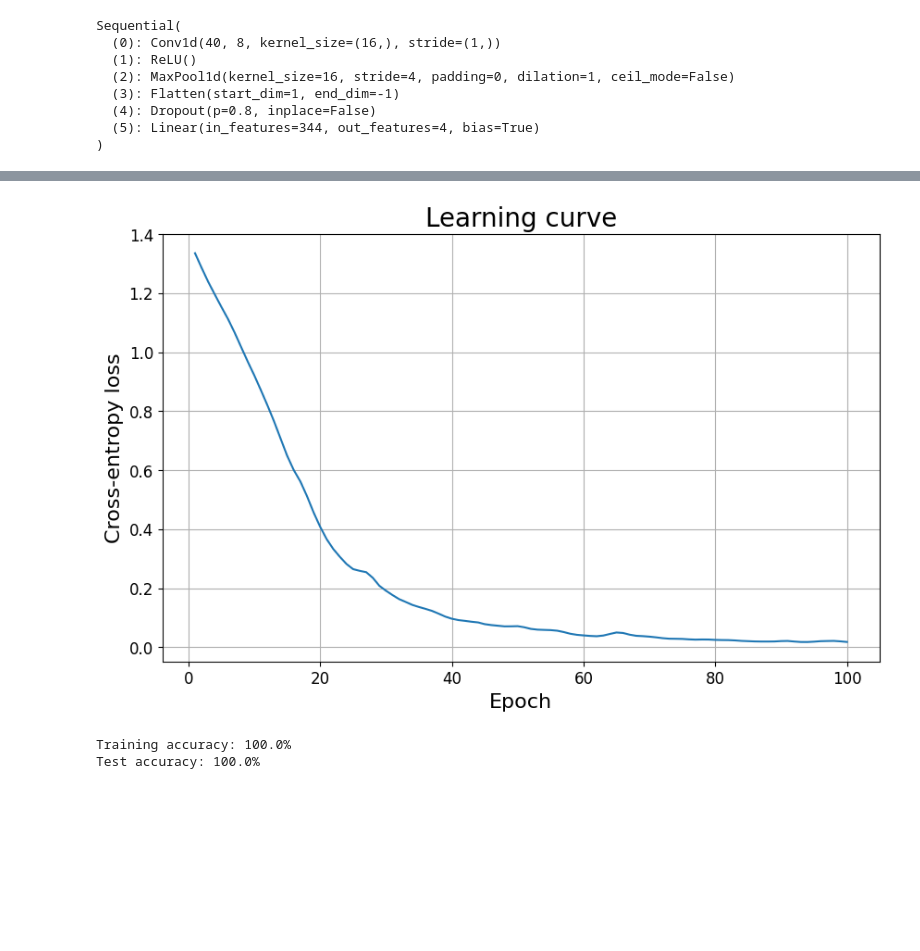
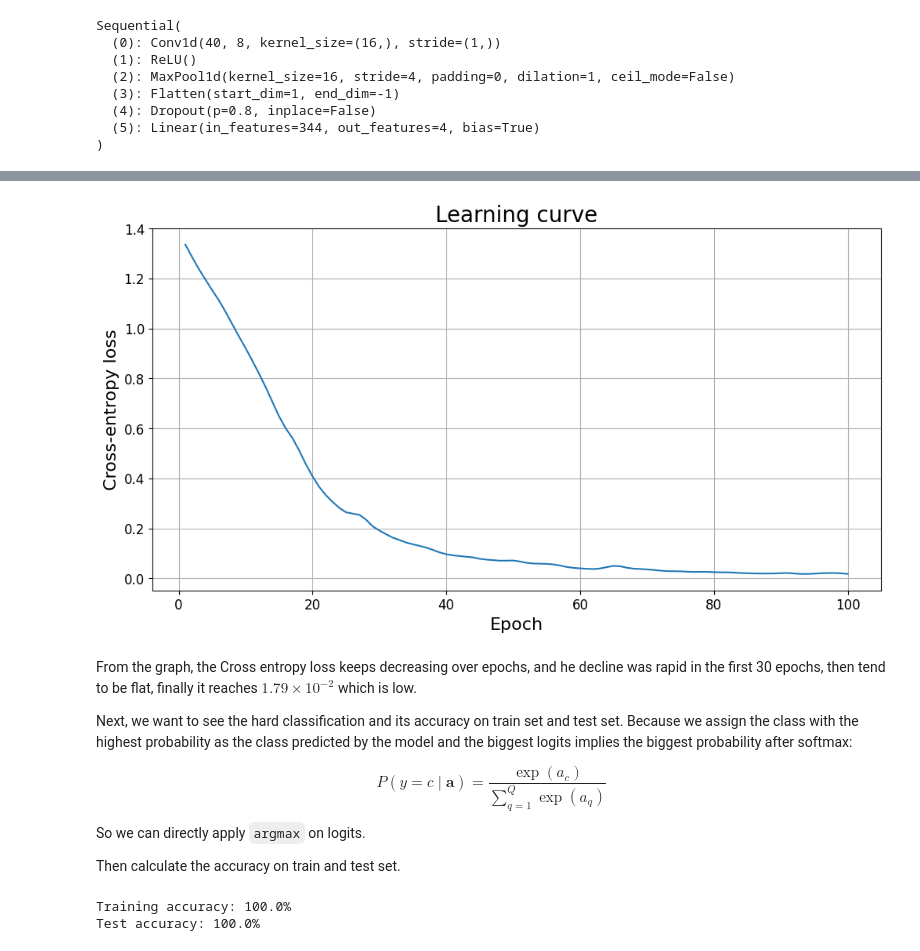
Before and after one commit to Shengyuan-Liu/MATH60026_MethodsForDataScience, a Jupyter notebook: cw2/02371367_Coursework2_Part1.ipynb, the cells around one changed output, grey strips where cells are left out. Drawn from its saved outputs; the diff is of its cells as text; code cells hidden in the pictures; blank space fills up the shorter version.

```diff
--- a/cw2/02371367_Coursework2_Part1.ipynb
+++ b/cw2/02371367_Coursework2_Part1.ipynb
@@ -92,6 +115,6 @@ print(y_test.shape)
 # %%
 # from week 8
-def normalize_nmf(X, X_train_ = None):
+def normalize_nmf(X):
     """
     Globally normalise features.
 
@@ -115,7 +167,7 @@ X_test_norm = normalize_nmf(X_test)
 def get_model(x_train, n_filters=8, k=16, pool_size=16, stride_pool=4, classes=[0, 1, 2, 3]):
     """
     CNN model in PyTorch:
-    - Layers are Conv1d(+ReLU), MaxPool1d, Flatten and Linear(+Softmax).
+    - Layers are Conv1d(+ReLU), MaxPool1d, Flatten and Linear.
     - It features an Adam optimiser and CrossEntropyLoss criterion.
 
     Parameters:
@@ -136,12 +188,12 @@ def get_model(x_train, n_filters=8, k=16, pool_size=16, stride_pool=4, classes=[
     l_in_linear = n_filters * l_out_pool # Size before Linear layer
 
     model = Sequential(
-        Conv1d(x_train.shape[1], n_filters, kernel_size=k, dtype=x_train.dtype),
+        Conv1d(x_train.shape[1], n_filters, kernel_size=k),
         ReLU(),
         MaxPool1d(kernel_size=pool_size, stride=stride_pool),
         Flatten(),
         Dropout(p=0.8),
-        Linear(l_in_linear, len(classes), dtype=x_train.dtype),
+        Linear(l_in_linear, len(classes)),
     )
 
     criterion = CrossEntropyLoss()
@@ -232,13 +292,23 @@ Epoch 100/100, Training loss: 0.0179
 # %%
-plt.figure(figsize=(12, 6))
-plt.plot(range(1, 100 + 1), train_loss)
-plt.xlabel('Epoch')
-plt.ylabel('Cross-entropy loss')
-plt.title('Learning curve')
-plt.grid(True)
+fig, ax = plt.subplots(figsize=(12, 6))
+ax.plot(range(1, 100 + 1), train_loss)
+ax.set(title="Learning curve", xlabel = "Epoch", ylabel = "Cross-entropy loss")
+ax.grid(True)
 plt.show()
 # %% [output]
-[figure, old version]
+[figure, new version]
+# %% [markdown]
+From the graph, the Cross entropy loss keeps decreasing over epochs, and he decline was rapid in the first 30 epochs, then tend to be flat, finally it reaches $1.79 \times 10^{-2}$ which is low.
+
+Next, we want to see the hard classification and its accuracy on train set and test set. Because we assign the class with the highest probability as the class predicted by the model and the biggest logits implies the biggest probability after softmax:
+
+$$
+P(y = c \mid \mathbf{a}) = \frac{\exp(a_c)}{\sum_{q=1}^{Q}\exp(a_q)}
+$$
+
+So we can directly apply `argmax` on logits.
+
+Then calculate the accuracy on train and test set.
 # %%
 model_CNN.eval()
 with torch.no_grad():
```
Also changed, not shown: parts of 57 cells of this notebook.
